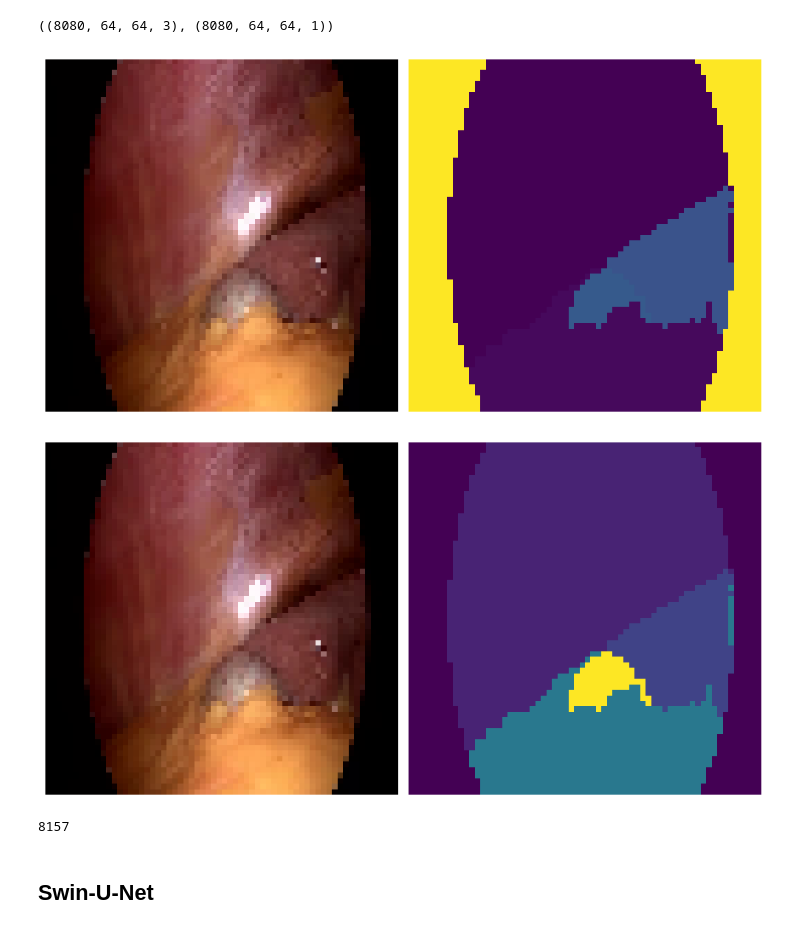
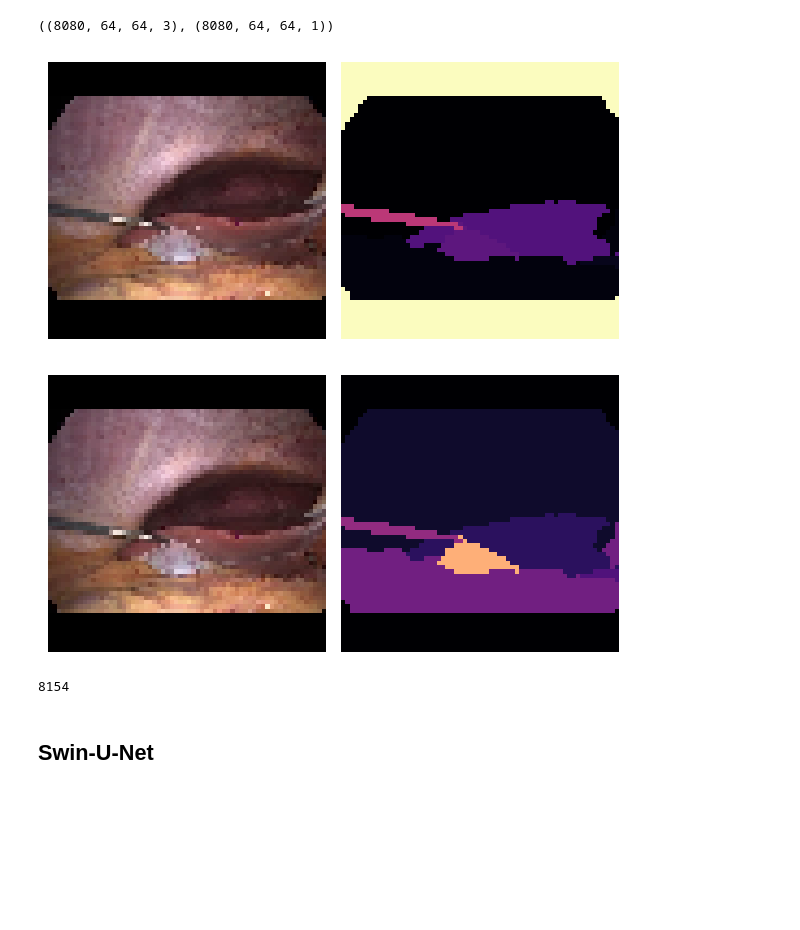
Before and after one commit to alexgmota/TFG-SW-AGM, a Jupyter notebook: src/Transformer_endo_segmentation-TV.ipynb, the cells around one changed output. Drawn from its saved outputs; the diff is of its cells as text; code cells hidden in the pictures; blank space fills up the shorter version.

```diff
--- a/src/Transformer_endo_segmentation-TV.ipynb
+++ b/src/Transformer_endo_segmentation-TV.ipynb
@@ -57,18 +54,41 @@ N = len(masks)
+# %%
+# https://gist.github.com/IdeaKing/11cf5e146d23c5bb219ba3508cca89ec
+def resize_with_pad(image: np.array,
+                    new_shape,
+                    padding_color = (0, 0, 0)) -> np.array:
+    """Maintains aspect ratio and resizes with padding.
+    Params:
+        image: Image to be resized.
+        new_shape: Expected (width, height) of new image.
+        padding_color: Tuple in BGR of padding color
+    Returns:
+        image: Resized image with padding
+    """
+    original_shape = (image.shape[1], image.shape[0])
+    ratio = float(max(new_shape))/max(original_shape)
+    new_size = tuple([int(x*ratio) for x in original_shape])
+    image = cv2.resize(image, new_size, interpolation=cv2.INTER_NEAREST)
+    delta_w = new_shape[0] - new_size[0]
+    delta_h = new_shape[1] - new_size[1]
+    top, bottom = delta_h//2, delta_h-(delta_h//2)
+    left, right = delta_w//2, delta_w-(delta_w//2)
+    image = cv2.copyMakeBorder(image, top, bottom, left, right, cv2.BORDER_CONSTANT, value=padding_color)
+    return image
 # %%
 X, y = [], []
 
 for img, mask in zip(imgs, masks):
     img = cv2.imread(img)
-    img = img[10:-10, 10:-10,:]
+    img = img[10:-10, 120:-120,:]
+    img = resize_with_pad(img, (HEIGHT, WIDTH))
     img = cv2.cvtColor(img, cv2.COLOR_BGR2RGB)
-    img = cv2.resize(img, (WIDTH, HEIGHT))
     img = img / 255
     X.append(img)
 
     mask = cv2.imread(mask)
-    mask = mask[10:-10, 10:-10,:]
+    mask = mask[10:-10, 120:-120,:]
+    mask = resize_with_pad(mask, (HEIGHT, WIDTH), (50, 50, 50))
     mask = cv2.cvtColor(mask, cv2.COLOR_BGR2GRAY)
-    mask = cv2.resize(mask, (WIDTH, HEIGHT), interpolation=cv2.INTER_NEAREST)
     mask = np.expand_dims(mask, axis=-1)
 
     y.append(mask)
@@ -84,17 +104,17 @@ X.shape, y.shape
 # %%
 idx = random.randint(0, len(X)-1)
 
-plt.figure(figsize=(10,10))
+plt.figure(figsize=(6,6))
 plt.subplot(121)
 plt.imshow(X[idx])
 plt.axis("off")
 plt.subplot(122)
-plt.imshow(y[idx])
+plt.imshow(y[idx], cmap='magma')
 plt.axis("off")
 plt.tight_layout()
 plt.show()
 # %% [output]
-[figure, old version]
+[figure, new version]
 # %%
 labels = [[11],[21],[13],[12],[31],[23],[24],[25],[32],[22],[33],[5]]
 
@@ -105,17 +125,17 @@ for i, label in enumerate(labels):
 
 y = tf.keras.utils.to_categorical(y_encoded, num_classes=13)
 # %%
-plt.figure(figsize=(10,10))
+plt.figure(figsize=(6,6))
 plt.subplot(121)
 plt.imshow(X[idx])
 plt.axis("off")
 plt.subplot(122)
-plt.imshow(tf.argmax(y[idx], axis=-1))
+plt.imshow(tf.argmax(y[idx], axis=-1), cmap='magma', norm=plt.Normalize(vmin=0, vmax=12))
 plt.axis("off")
 plt.tight_layout()
 plt.show()
 # %% [output]
-[figure, old version]
+[figure, new version]
 # %%
 X_train, X_test, y_train, y_test = train_test_split(X, y, test_size=0.2, random_state=43)
 import gc
@@ -123,7 +143,7 @@ del X
 del y
 gc.collect()
 # %% [output]
-8157
+8154
 # %% [markdown]
 ## Swin-U-Net
 # %% [markdown]
```
Also changed, not shown: parts of 7 cells of this notebook, 5 other files.
